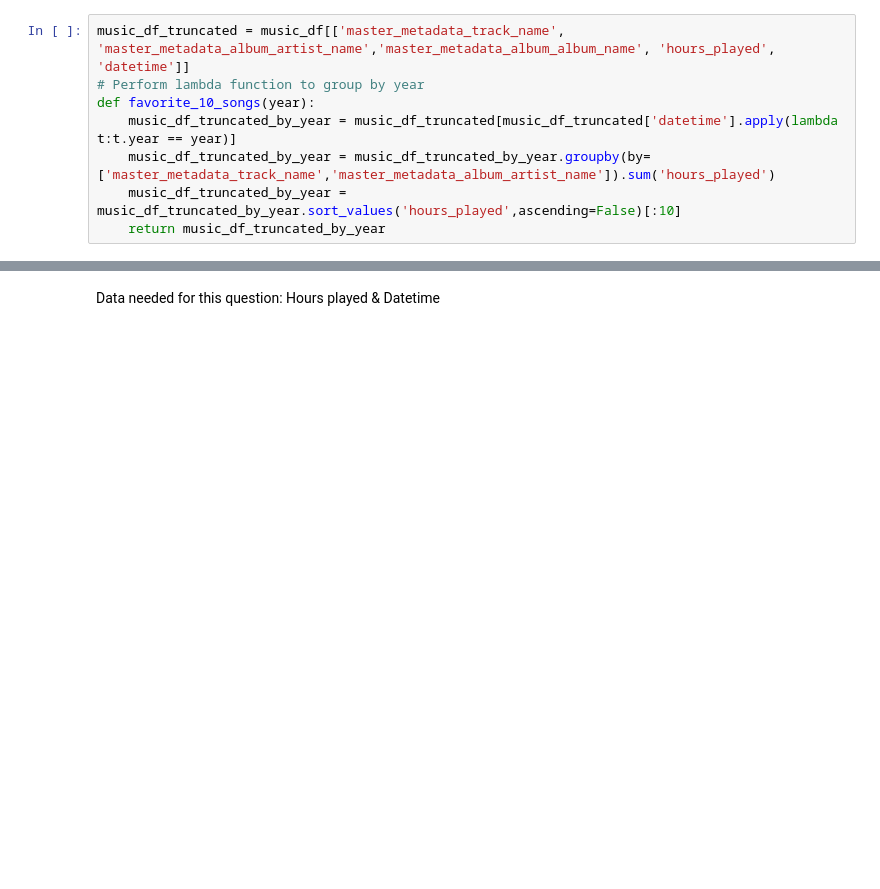
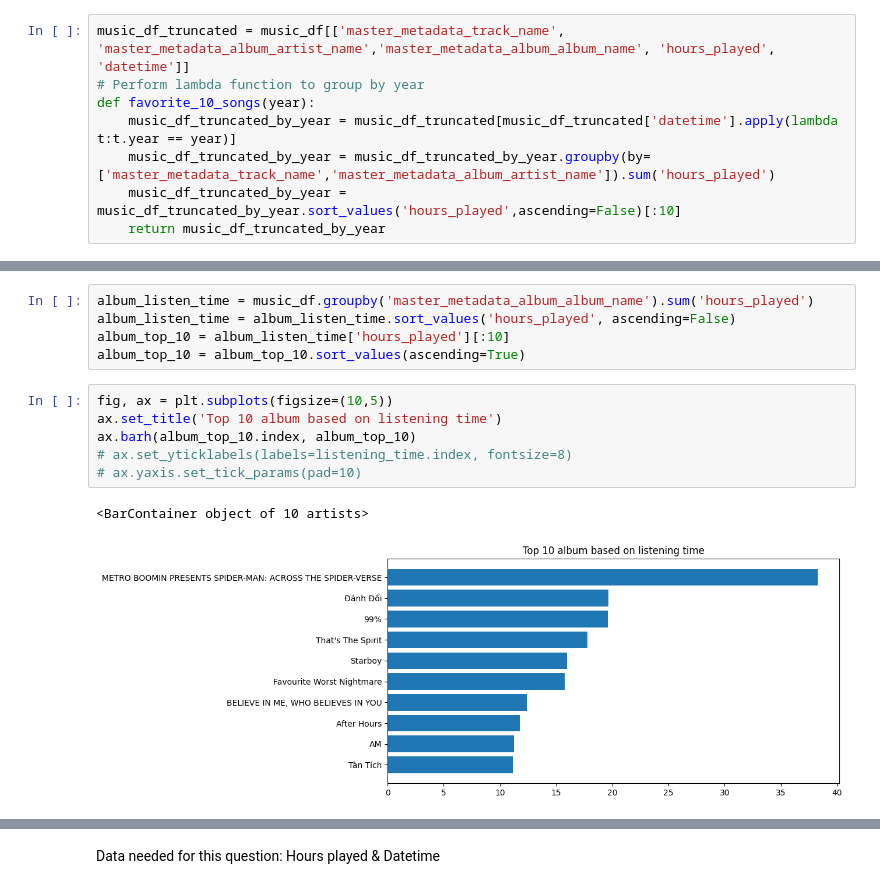
Before and after one commit to nkt1850/Spotify-EDA, a Jupyter notebook: Spotify Data Analysis/Spotify EDA.ipynb, the cells around one changed output, grey strips where cells are left out. Saved outputs shown, nothing was run; the diff lists cells and outputs as text; blank space fills up the shorter version.

```diff
--- a/Spotify Data Analysis/Spotify EDA.ipynb
+++ b/Spotify Data Analysis/Spotify EDA.ipynb
@@ -150 +132,15 @@ favorite_10_songs(2020)
+# %%
+album_listen_time = music_df.groupby('master_metadata_album_album_name').sum('hours_played')
+album_listen_time = album_listen_time.sort_values('hours_played', ascending=False)
+album_top_10 = album_listen_time['hours_played'][:10]
+album_top_10 = album_top_10.sort_values(ascending=True)
+# %%
+fig, ax = plt.subplots(figsize=(10,5))
+ax.set_title('Top 10 album based on listening time')
+ax.barh(album_top_10.index, album_top_10)
+# ax.set_yticklabels(labels=listening_time.index, fontsize=8)
+# ax.yaxis.set_tick_params(pad=10)
+# %% [output]
+<BarContainer object of 10 artists>
+[figure, added]
 # %% [markdown]
```
Also changed, not shown: parts of 21 cells of this notebook.
